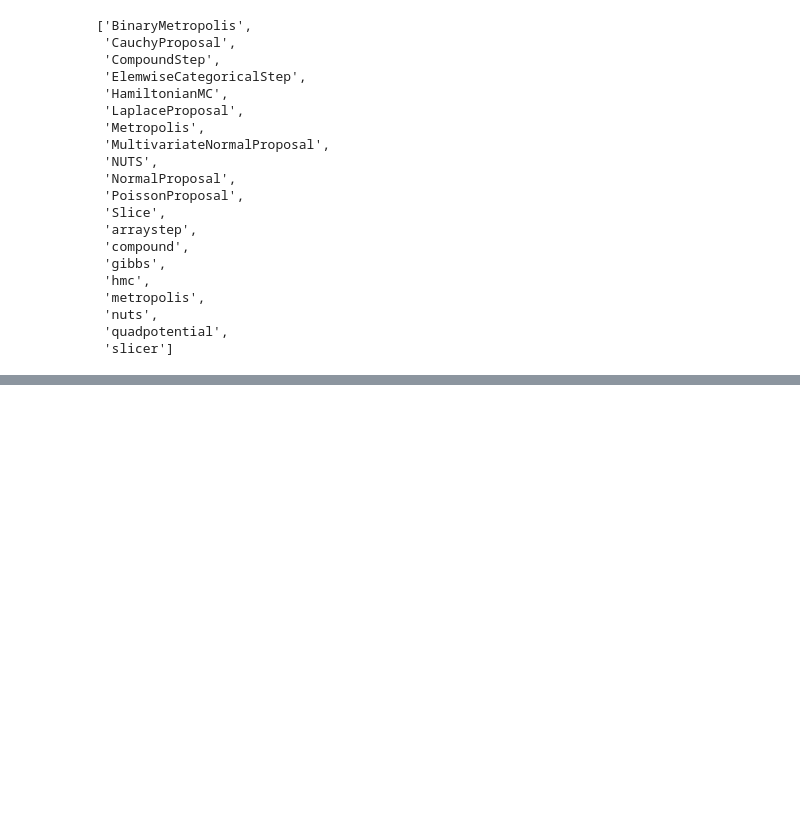
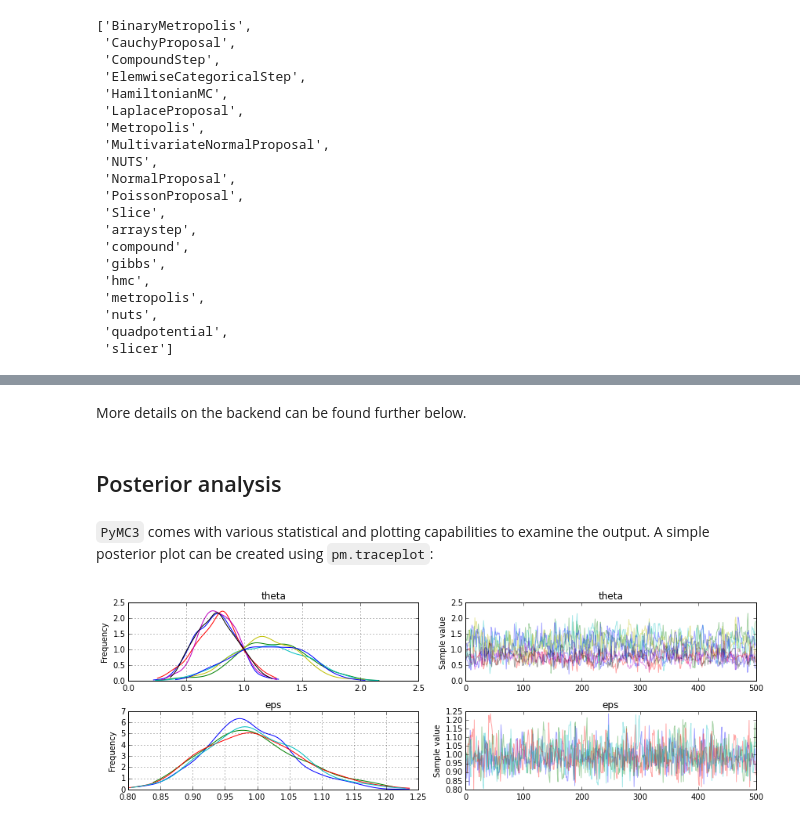
Before and after one commit to pymc-devs/uq_chapter, a Jupyter notebook: reference/article.ipynb, the cells around one changed output, grey strips where cells are left out. Saved outputs shown, nothing was run; the diff lists cells and outputs as text; code cells hidden in the pictures; blank space fills up the shorter version.

Commit message:
Add section on inference and posterior analysis.

```diff
--- a/reference/article.ipynb
+++ b/reference/article.ipynb
@@ -156,0 +152,4 @@ To actually run MCMC sampling to generate posterior samples we have instantiate
+# %%
+with model_matrix:
+    start = pm.find_MAP()
+print(start)
@@ -156,0 +161,5 @@ To actually run MCMC sampling to generate posterior samples we have instantiate
+# %%
+from scipy import optimize
+with model_matrix:
+    start = pm.find_MAP(fmin=optimize.fmin_powell)
+print(start)
@@ -181,0 +196,4 @@ As you can see, `PyMC3` supports all samplers that are commonly included in othe
+# %%
+with model_matrix:
+    step = pm.NUTS(scaling=start) # instantiate sampler
+    trace = pm.sample(500, step, start=start) # draw 500 posterior samplers
@@ -181,0 +219,4 @@ As you can see, `PyMC3` supports all samplers that are commonly included in othe
+# %%
+with model_matrix:
+    step = pm.NUTS(scaling=start) # instantiate sampler
+    trace = pm.sample(500, step, start=start, njobs=4) # draw 500 posterior samplers
@@ -181,0 +250,10 @@ As you can see, `PyMC3` supports all samplers that are commonly included in othe
+# %% [markdown]
+More details on the backend can be found further below.
+# %% [markdown]
+## Posterior analysis
+# %% [markdown]
+`PyMC3` comes with various statistical and plotting capabilities to examine the output. A simple posterior plot can be created using `pm.traceplot`:
+# %%
+pm.traceplot(trace);
+# %% [output]
+[figure, added]
```
Also changed, not shown: parts of 31 cells of this notebook.
